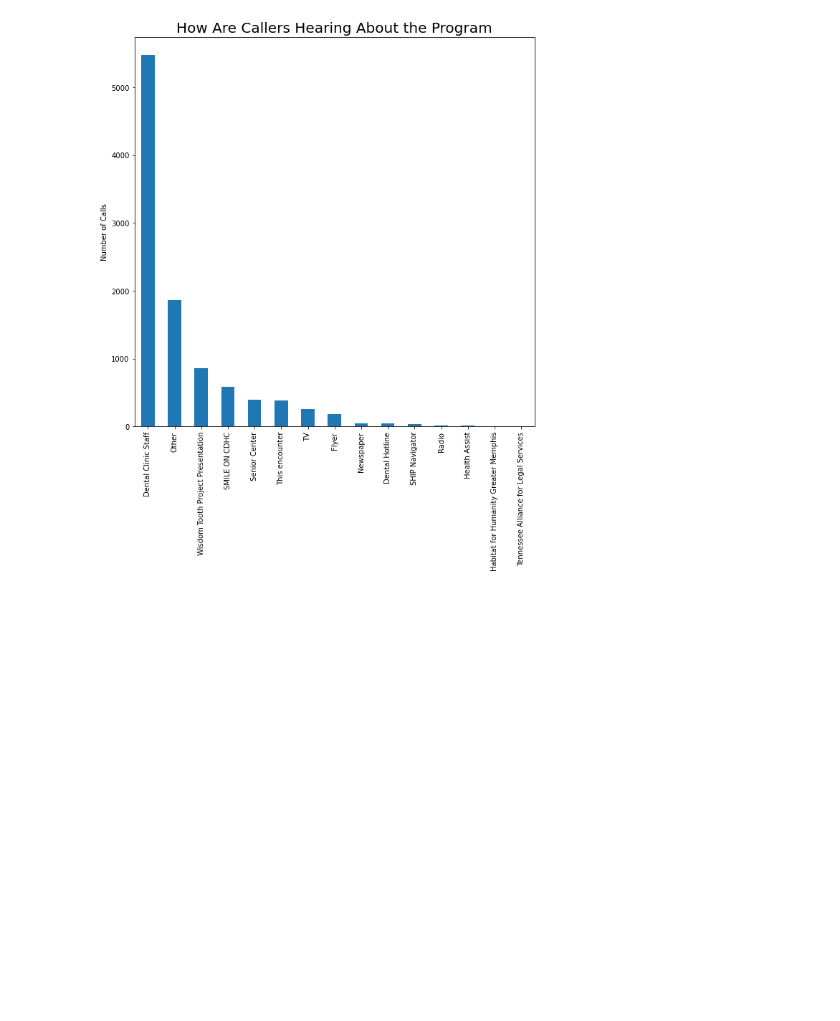
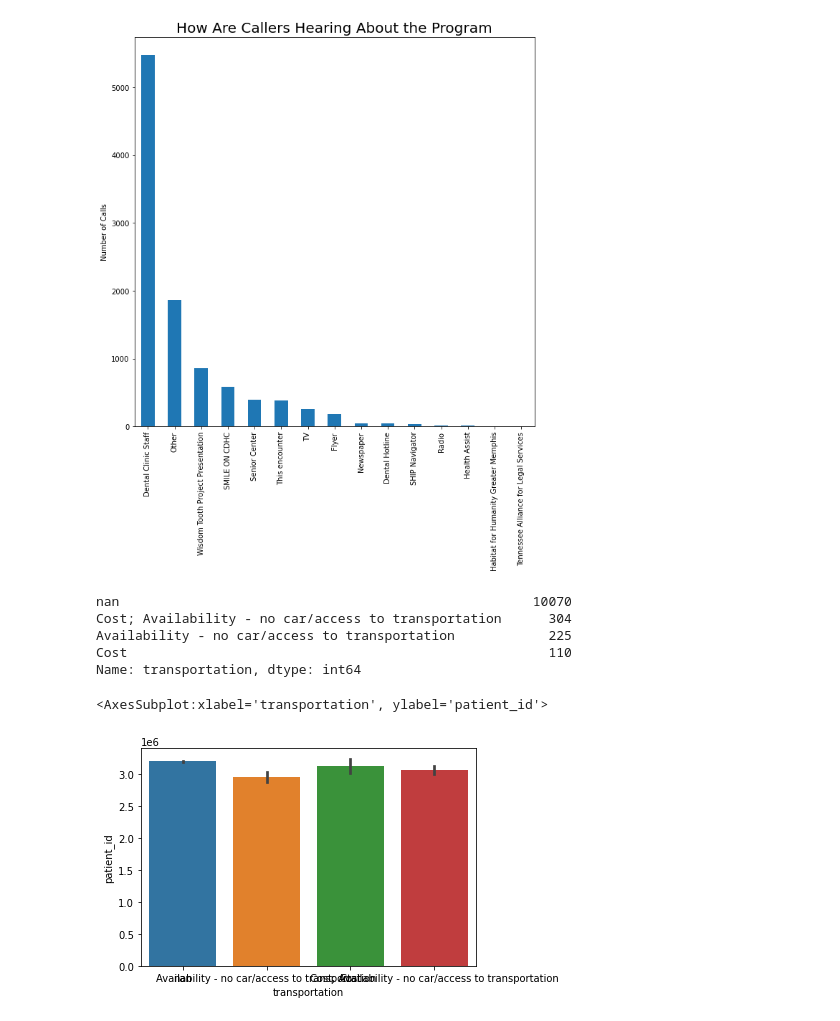
Before and after one commit to Rhunsilval/smile_on_python, a Jupyter notebook: notebook/smile_2.ipynb, the cells around one changed output. Saved outputs shown, nothing was run; the diff lists cells and outputs as text; code cells hidden in the pictures; blank space fills up the shorter version.

```diff
--- a/notebook/smile_2.ipynb
+++ b/notebook/smile_2.ipynb
@@ -120,6 +120,22 @@ plt.ylabel('Number of Calls')
 # %% [output]
 Text(0, 0.5, 'Number of Calls')
 [figure]
+# %%
+smile.transportation = smile.transportation.astype(str)
+# %%
+sum_transportation = sum_transportation.dropna()
+sum_transportation
+# %% [output]
+nan                                                     10070
+Cost; Availability - no car/access to transportation      304
+Availability - no car/access to transportation            225
+Cost                                                      110
+Name: transportation, dtype: int64
+# %%
+sns.barplot(x= smile.transportation, y= smile.patient_id)
+# %% [output]
+<AxesSubplot:xlabel='transportation', ylabel='patient_id'>
+[figure, added]
 # %%
 #importing dtale
 import dtale
```
